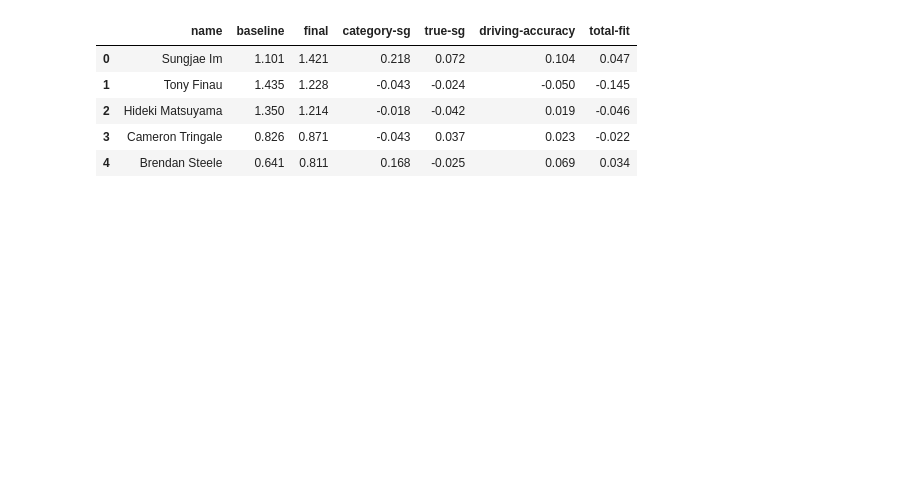
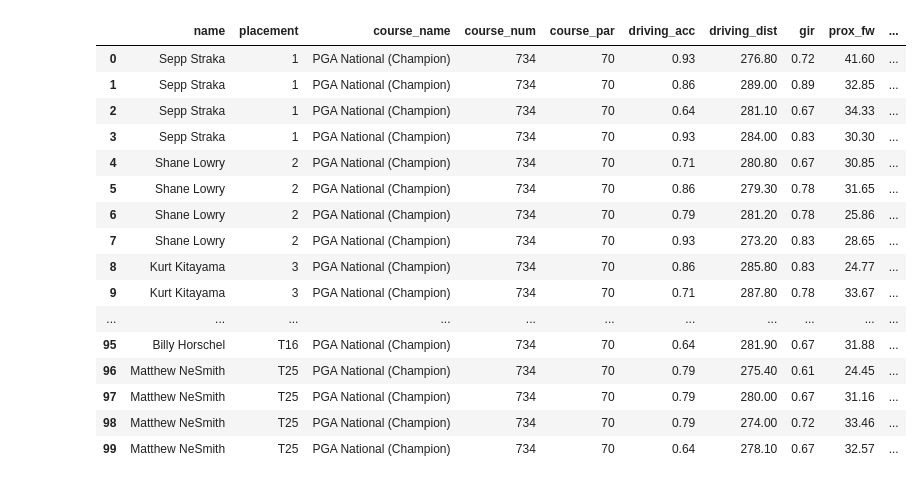
Before and after one commit to MrPickles5/pga-dfs, a Jupyter notebook: src/datagolf_sh.ipynb, the cells around one changed output. Drawn from its saved outputs; the diff is of its cells as text; code cells hidden in the pictures; blank space fills up the shorter version.

```diff
--- a/src/datagolf_sh.ipynb
+++ b/src/datagolf_sh.ipynb
@@ -5,10 +2,21 @@ constants.pandas_settings()
 from datagolf import DataGolf
 # %%
-DataGolf.skills(general=False).head()
+DataGolf.raw() #.head(10)
 # %% [output]
-|  | name | baseline | final | category-sg | true-sg | driving-accuracy | total-fit |
-| 0 | Sungjae Im | 1.101 | 1.421 | 0.218 | 0.072 | 0.104 | 0.047 |
-| 1 | Tony Finau | 1.435 | 1.228 | -0.043 | -0.024 | -0.050 | -0.145 |
-| 2 | Hideki Matsuyama | 1.350 | 1.214 | -0.018 | -0.042 | 0.019 | -0.046 |
-| 3 | Cameron Tringale | 0.826 | 0.871 | -0.043 | 0.037 | 0.023 | -0.022 |
-| 4 | Brendan Steele | 0.641 | 0.811 | 0.168 | -0.025 | 0.069 | 0.034 |
+|  | name | placement | course_name | course_num | course_par | driving_acc | driving_dist | gir | prox_fw | ... |
+| 0 | Sepp Straka | 1 | PGA National (Champion) | 734 | 70 | 0.93 | 276.80 | 0.72 | 41.60 | ... |
+| 1 | Sepp Straka | 1 | PGA National (Champion) | 734 | 70 | 0.86 | 289.00 | 0.89 | 32.85 | ... |
+| 2 | Sepp Straka | 1 | PGA National (Champion) | 734 | 70 | 0.64 | 281.10 | 0.67 | 34.33 | ... |
+| 3 | Sepp Straka | 1 | PGA National (Champion) | 734 | 70 | 0.93 | 284.00 | 0.83 | 30.30 | ... |
+| 4 | Shane Lowry | 2 | PGA National (Champion) | 734 | 70 | 0.71 | 280.80 | 0.67 | 30.85 | ... |
+| 5 | Shane Lowry | 2 | PGA National (Champion) | 734 | 70 | 0.86 | 279.30 | 0.78 | 31.65 | ... |
+| 6 | Shane Lowry | 2 | PGA National (Champion) | 734 | 70 | 0.79 | 281.20 | 0.78 | 25.86 | ... |
+| 7 | Shane Lowry | 2 | PGA National (Champion) | 734 | 70 | 0.93 | 273.20 | 0.83 | 28.65 | ... |
+| 8 | Kurt Kitayama | 3 | PGA National (Champion) | 734 | 70 | 0.86 | 285.80 | 0.83 | 24.77 | ... |
+| 9 | Kurt Kitayama | 3 | PGA National (Champion) | 734 | 70 | 0.71 | 287.80 | 0.78 | 33.67 | ... |
+| ... | ... | ... | ... | ... | ... | ... | ... | ... | ... | ... |
+| 95 | Billy Horschel | T16 | PGA National (Champion) | 734 | 70 | 0.64 | 281.90 | 0.67 | 31.88 | ... |
+| 96 | Matthew NeSmith | T25 | PGA National (Champion) | 734 | 70 | 0.79 | 275.40 | 0.61 | 24.45 | ... |
+| 97 | Matthew NeSmith | T25 | PGA National (Champion) | 734 | 70 | 0.79 | 280.00 | 0.67 | 31.16 | ... |
+| 98 | Matthew NeSmith | T25 | PGA National (Champion) | 734 | 70 | 0.79 | 274.00 | 0.72 | 33.46 | ... |
+| 99 | Matthew NeSmith | T25 | PGA National (Champion) | 734 | 70 | 0.64 | 278.10 | 0.67 | 32.57 | ... |
```
Also changed, not shown: parts of 1 cell of this notebook, 7 other files.
